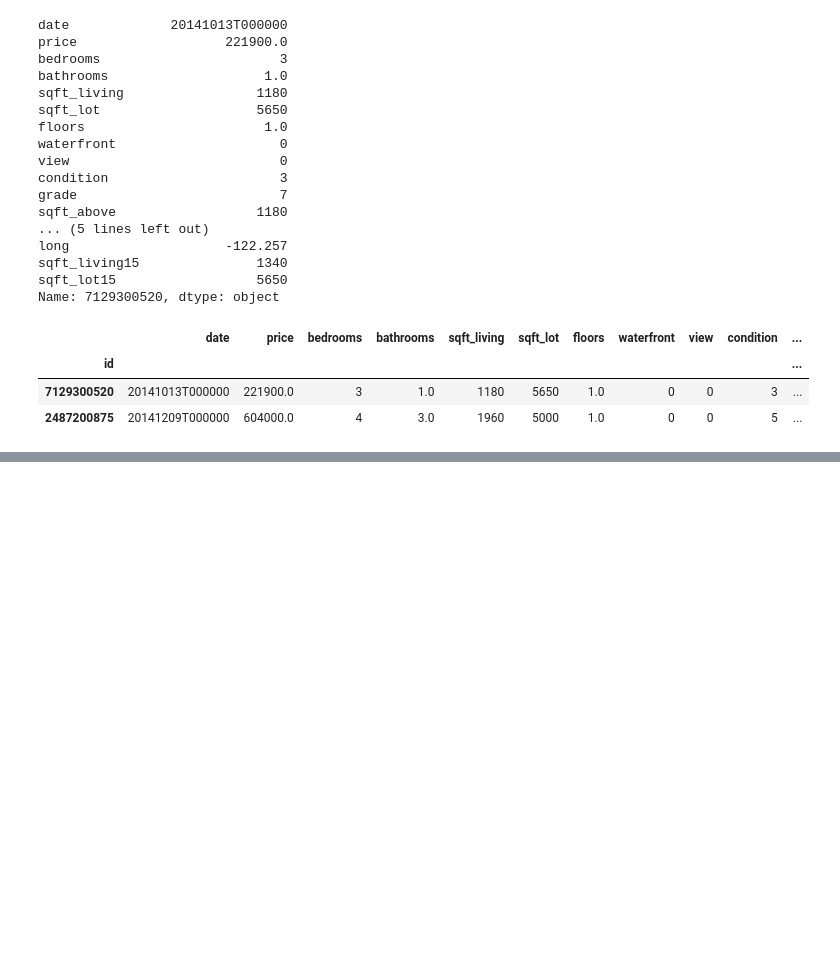
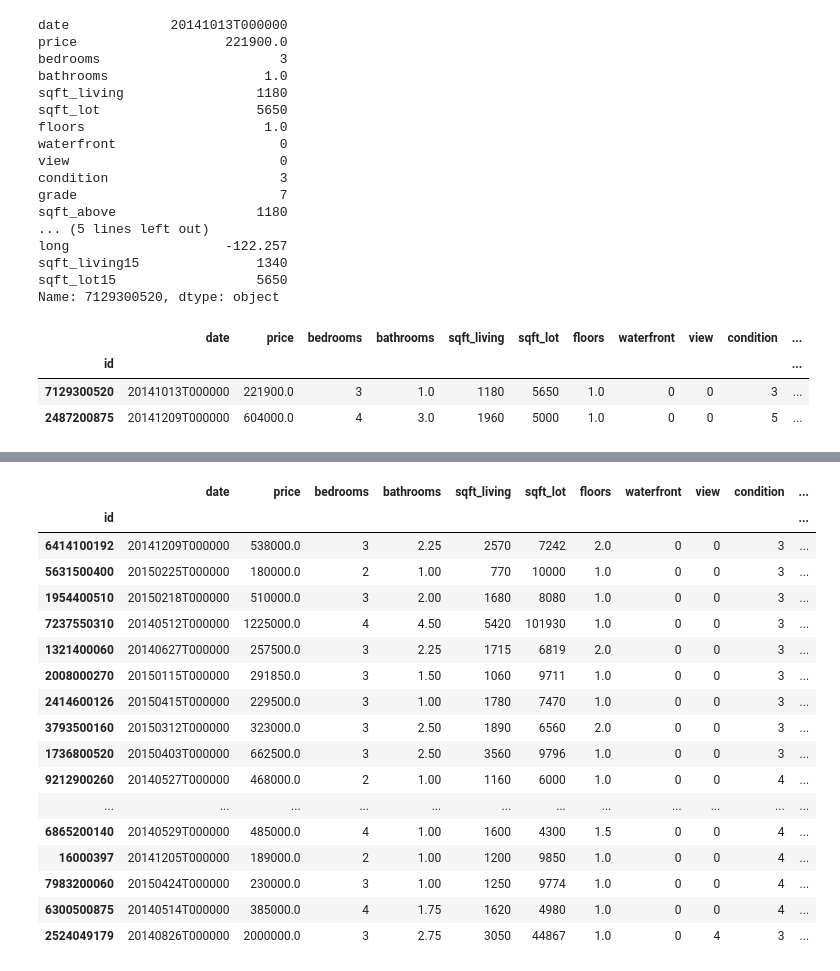
Before and after one commit to Imareeba2932/2024-Sep-PYDSDA-11-MTWF, a Jupyter notebook: Analysis/analysis1.ipynb, the cells around one changed output, grey strips where cells are left out. Cells and saved outputs as stored; diff of their text form; code cells hidden in the pictures; blank space fills up the shorter version.

```diff
--- a/Analysis/analysis1.ipynb
+++ b/Analysis/analysis1.ipynb
@@ -274,0 +369,3 @@ df.loc[[7129300520,2487200875]]
+# %%
+cols_to_drop = ['sqft_living15', 'sqft_lot15']
+df.drop(columns=cols_to_drop, inplace=True)
@@ -274,0 +389,2 @@ df.loc[[7129300520,2487200875]]
+# %%
+df.drop(labels=[7129300520, 2487200875], inplace=True)
@@ -274,0 +408,21 @@ df.loc[[7129300520,2487200875]]
+# %%
+df.head(20)
+# %% [output]
+|  | date | price | bedrooms | bathrooms | sqft_living | sqft_lot | floors | waterfront | view | condition | ... |
+| id |  |  |  |  |  |  |  |  |  |  | ... |
+| 6414100192 | 20141209T000000 | 538000.0 | 3 | 2.25 | 2570 | 7242 | 2.0 | 0 | 0 | 3 | ... |
+| 5631500400 | 20150225T000000 | 180000.0 | 2 | 1.00 | 770 | 10000 | 1.0 | 0 | 0 | 3 | ... |
+| 1954400510 | 20150218T000000 | 510000.0 | 3 | 2.00 | 1680 | 8080 | 1.0 | 0 | 0 | 3 | ... |
+| 7237550310 | 20140512T000000 | 1225000.0 | 4 | 4.50 | 5420 | 101930 | 1.0 | 0 | 0 | 3 | ... |
+| 1321400060 | 20140627T000000 | 257500.0 | 3 | 2.25 | 1715 | 6819 | 2.0 | 0 | 0 | 3 | ... |
+| 2008000270 | 20150115T000000 | 291850.0 | 3 | 1.50 | 1060 | 9711 | 1.0 | 0 | 0 | 3 | ... |
+| 2414600126 | 20150415T000000 | 229500.0 | 3 | 1.00 | 1780 | 7470 | 1.0 | 0 | 0 | 3 | ... |
+| 3793500160 | 20150312T000000 | 323000.0 | 3 | 2.50 | 1890 | 6560 | 2.0 | 0 | 0 | 3 | ... |
+| 1736800520 | 20150403T000000 | 662500.0 | 3 | 2.50 | 3560 | 9796 | 1.0 | 0 | 0 | 3 | ... |
+| 9212900260 | 20140527T000000 | 468000.0 | 2 | 1.00 | 1160 | 6000 | 1.0 | 0 | 0 | 4 | ... |
+| ... | ... | ... | ... | ... | ... | ... | ... | ... | ... | ... | ... |
+| 6865200140 | 20140529T000000 | 485000.0 | 4 | 1.00 | 1600 | 4300 | 1.5 | 0 | 0 | 4 | ... |
+| 16000397 | 20141205T000000 | 189000.0 | 2 | 1.00 | 1200 | 9850 | 1.0 | 0 | 0 | 4 | ... |
+| 7983200060 | 20150424T000000 | 230000.0 | 3 | 1.00 | 1250 | 9774 | 1.0 | 0 | 0 | 4 | ... |
+| 6300500875 | 20140514T000000 | 385000.0 | 4 | 1.75 | 1620 | 4980 | 1.0 | 0 | 0 | 4 | ... |
+| 2524049179 | 20140826T000000 | 2000000.0 | 3 | 2.75 | 3050 | 44867 | 1.0 | 0 | 4 | 3 | ... |
```
Also changed, not shown: parts of 10 cells of this notebook, 1 other file.
